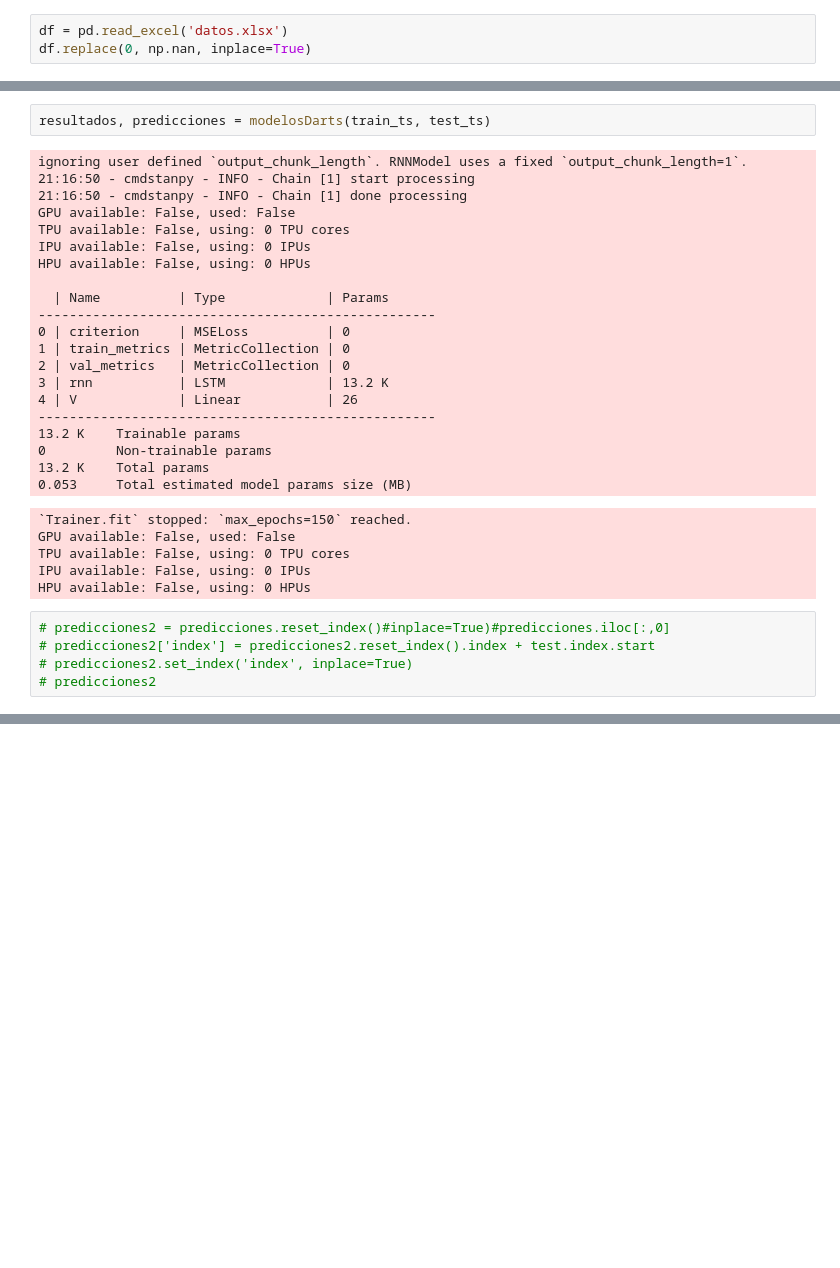
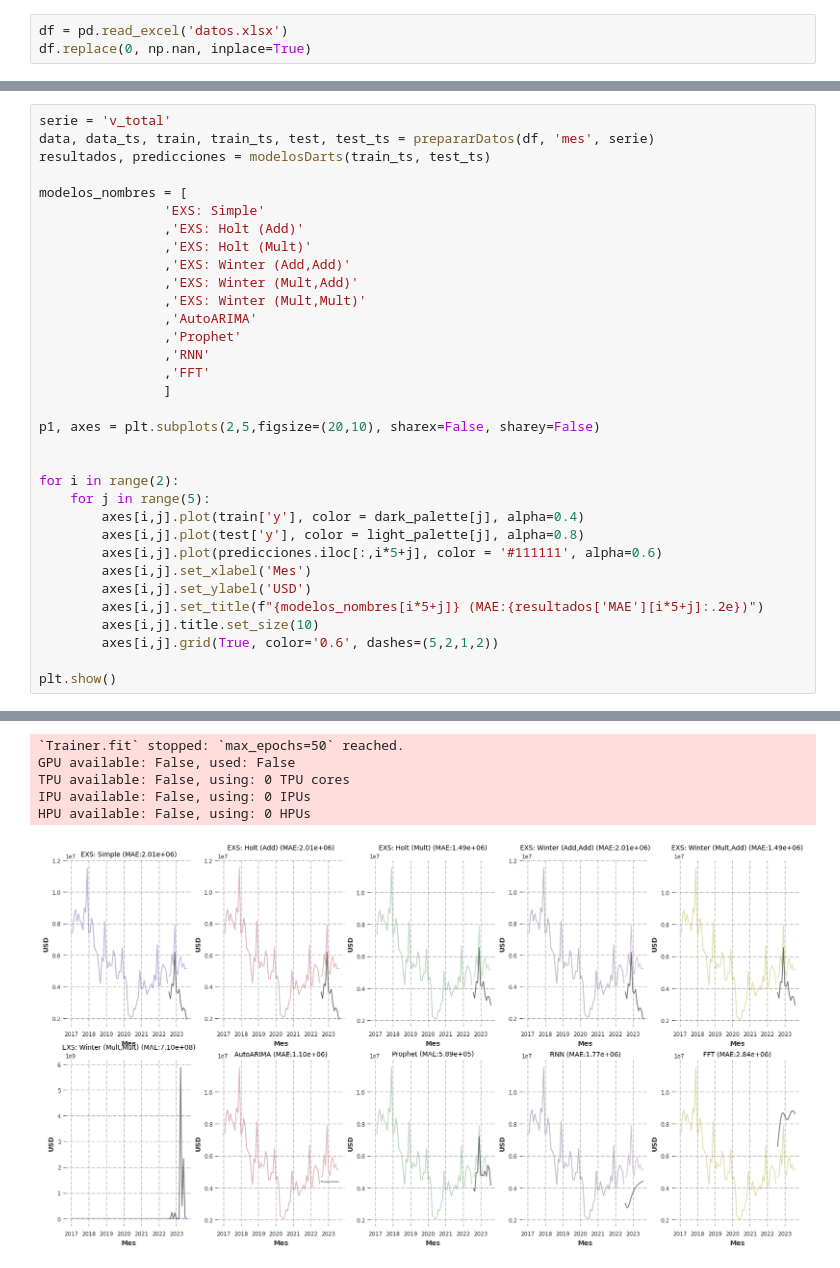
Before and after one commit to waldof86/AST, a Jupyter notebook: TP2/TP2 darts v2.ipynb, the cells around one changed output, grey strips where cells are left out. Cells and saved outputs as stored; diff of their text form; blank space fills up the shorter version.

```diff
--- a/TP2/TP2 darts v2.ipynb
+++ b/TP2/TP2 darts v2.ipynb
@@ -131,33 +126,34 @@ def modelosDarts(train_ts, test_ts):
-# %%
-resultados, predicciones = modelosDarts(train_ts, test_ts)
-# %% [output]
-ignoring user defined `output_chunk_length`. RNNModel uses a fixed `output_chunk_length=1`.
-21:16:50 - cmdstanpy - INFO - Chain [1] start processing
-21:16:50 - cmdstanpy - INFO - Chain [1] done processing
-GPU available: False, used: False
-TPU available: False, using: 0 TPU cores
-IPU available: False, using: 0 IPUs
-HPU available: False, using: 0 HPUs
-
-  | Name          | Type             | Params
----------------------------------------------------
-0 | criterion     | MSELoss          | 0
-1 | train_metrics | MetricCollection | 0
-2 | val_metrics   | MetricCollection | 0
-3 | rnn           | LSTM             | 13.2 K
-4 | V             | Linear           | 26
----------------------------------------------------
-13.2 K    Trainable params
-0         Non-trainable params
-13.2 K    Total params
-0.053     Total estimated model params size (MB)
-`Trainer.fit` stopped: `max_epochs=150` reached.
-GPU available: False, used: False
-TPU available: False, using: 0 TPU cores
-IPU available: False, using: 0 IPUs
-HPU available: False, using: 0 HPUs
-# %%
-# predicciones2 = predicciones.reset_index()#inplace=True)#predicciones.iloc[:,0]
-# predicciones2['index'] = predicciones2.reset_index().index + test.index.start
-# predicciones2.set_index('index', inplace=True)
-# predicciones2
+# %%
+serie = 'v_total'
+data, data_ts, train, train_ts, test, test_ts = prepararDatos(df, 'mes', serie)
+resultados, predicciones = modelosDarts(train_ts, test_ts)
+
+modelos_nombres = [
+                'EXS: Simple'
+                ,'EXS: Holt (Add)'
+                ,'EXS: Holt (Mult)'
+                ,'EXS: Winter (Add,Add)'
+                ,'EXS: Winter (Mult,Add)'
+                ,'EXS: Winter (Mult,Mult)'
+                ,'AutoARIMA'
+                ,'Prophet'
+                ,'RNN'
+                ,'FFT'
+                ]
+
+p1, axes = plt.subplots(2,5,figsize=(20,10), sharex=False, sharey=False)
+
+
+for i in range(2):
+    for j in range(5):
+        axes[i,j].plot(train['y'], color = dark_palette[j], alpha=0.4)
+        axes[i,j].plot(test['y'], color = light_palette[j], alpha=0.8)
+        axes[i,j].plot(predicciones.iloc[:,i*5+j], color = '#111111', alpha=0.6)
+        axes[i,j].set_xlabel('Mes')
+        axes[i,j].set_ylabel('USD')
+        axes[i,j].set_title(f"{modelos_nombres[i*5+j]} (MAE:{resultados['MAE'][i*5+j]:.2e})")
+        axes[i,j].title.set_size(10)
+        axes[i,j].grid(True, color='0.6', dashes=(5,2,1,2))
+
+plt.show()
+# %% [output]
@@ -163,0 +180,6 @@ HPU available: False, using: 0 HPUs
+`Trainer.fit` stopped: `max_epochs=50` reached.
+GPU available: False, used: False
+TPU available: False, using: 0 TPU cores
+IPU available: False, using: 0 IPUs
+HPU available: False, using: 0 HPUs
+[figure, added]
```
Also changed, not shown: parts of 10 cells of this notebook, 14 other files.
